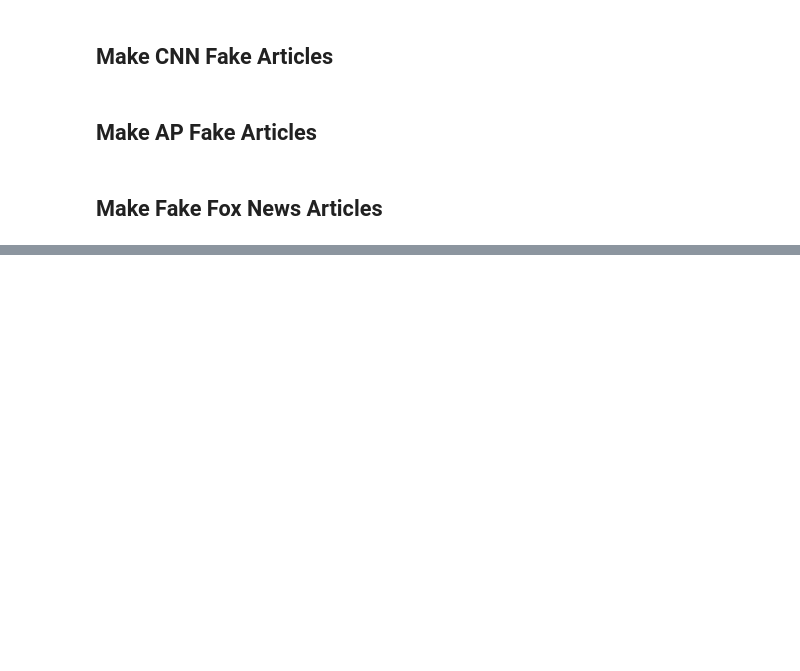
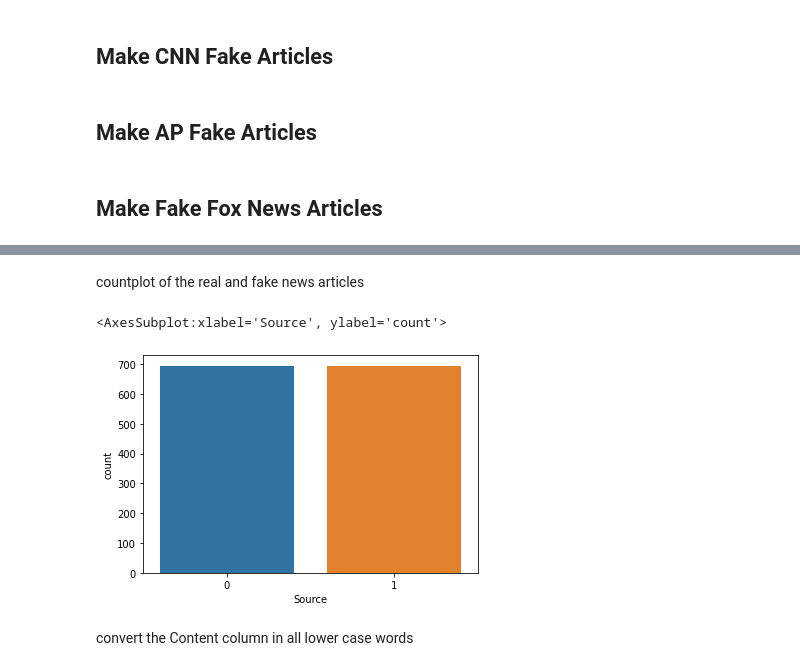
Before and after one commit to MatthewRau99/cs6830-final, a Jupyter notebook: gather-data.ipynb, the cells around one changed output, grey strips where cells are left out. Drawn from its saved outputs; the diff is of its cells as text; code cells hidden in the pictures; blank space fills up the shorter version.

```diff
--- a/gather-data.ipynb
+++ b/gather-data.ipynb
@@ -114,0 +141,3 @@ def getFakeArticles(articles):
+# %%
+cnn_mixed1 = pd.read_csv('cnn_mixed.csv')
+display(cnn_mixed1)
@@ -114,0 +158,3 @@ def getFakeArticles(articles):
+# %%
+fox_mixed1 = pd.read_csv('fox_mixed.csv')
+display(fox_mixed1)
@@ -114,0 +177,4 @@ def getFakeArticles(articles):
+# %%
+# Concatenate the three DataFrames vertically (row-wise)
+dataset = pd.concat([ap_mixed1, cnn_mixed1, fox_mixed1], ignore_index=True).reset_index()
+dataset[750:1000]
@@ -114,0 +195,15 @@ def getFakeArticles(articles):
+# %%
+# # Optionally, you can drop duplicates if needed
+# dataset.drop_duplicates(inplace=True)
+
+dataset['Content'].replace('', np.nan, inplace=True)
+
+#drop NA values
+dataset = dataset.dropna()
+
+# Select only specific columns from the dataset
+selected_columns = ['Title', 'Content', 'Source']
+dataset_final = dataset[selected_columns]
+
+display(dataset_final)
+#final_dataset = dataset_final.to_csv('final_dataset.csv')
@@ -114,0 +238,9 @@ def getFakeArticles(articles):
+# %% [markdown]
+countplot of the real and fake news articles
+# %%
+sns.countplot(data=dataset,x='Source')
+# %% [output]
+<AxesSubplot:xlabel='Source', ylabel='count'>
+[figure, added]
+# %% [markdown]
+convert the Content column in all lower case words
```
Also changed, not shown: parts of 28 cells of this notebook, 1 other file.
